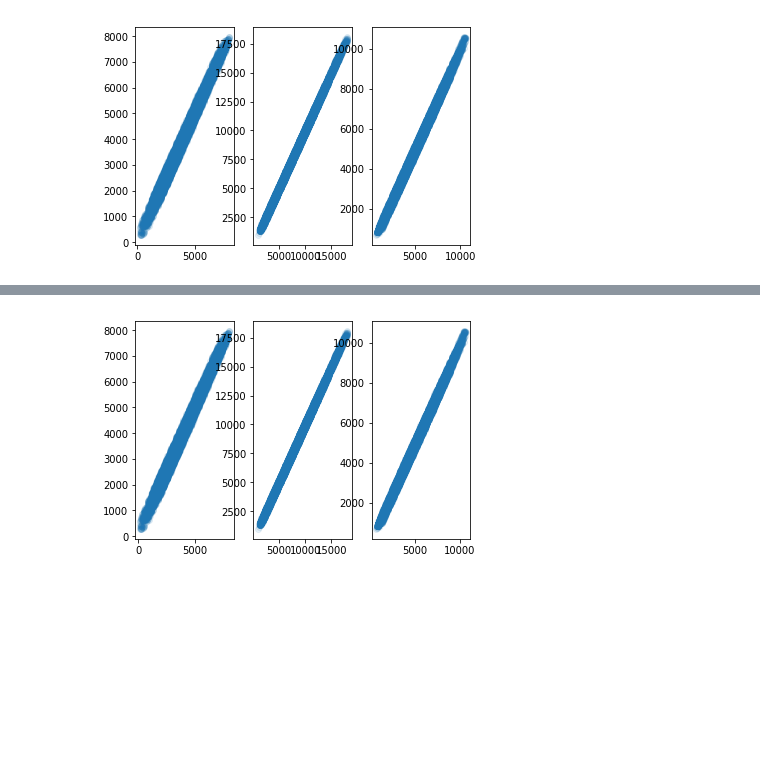
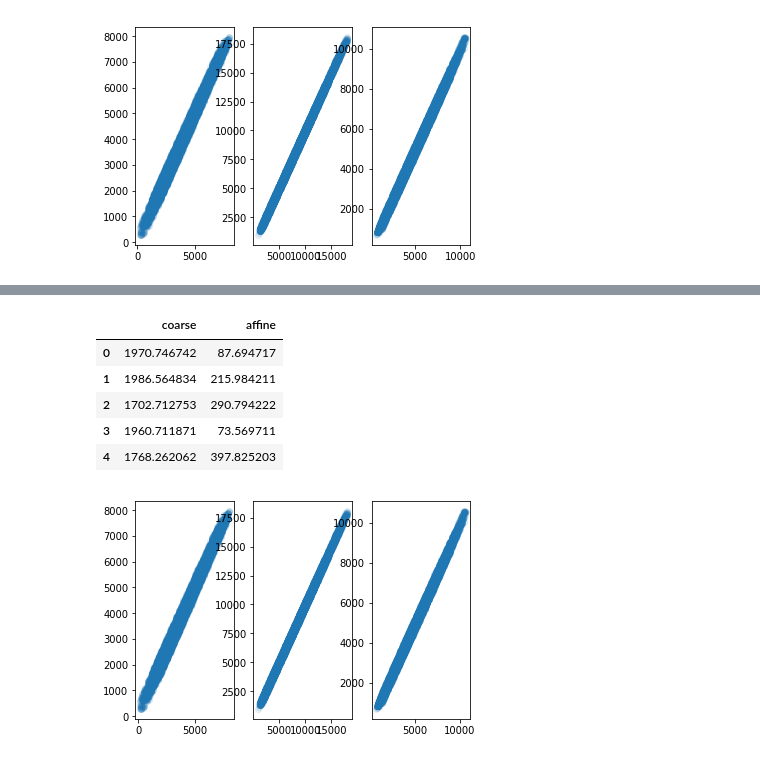
Before and after one commit to chunglabmit/phathom, a Jupyter notebook: notebooks/6_filter_and_estimate_affine.ipynb, the cells around one changed output, grey strips where cells are left out. Saved outputs shown, nothing was run; the diff lists cells and outputs as text; code cells hidden in the pictures; blank space fills up the shorter version.

```diff
--- a/notebooks/6_filter_and_estimate_affine.ipynb
+++ b/notebooks/6_filter_and_estimate_affine.ipynb
@@ -9,7 +9,7 @@ from phathom.registration import registration as reg
 from phathom.registration.pcloud import estimate_affine, register_pts
 from phathom.utils import pickle_save
 # %%
-working_dir = '/home/jswaney/coregistration'
+working_dir = '/media/jswaney/Drive/Justin/coregistration/whole_brain_tde'
 voxel_size = (2.0, 1.6, 1.6)  # z, y, x
 # %%
 # Load blobs
@@ -82,0 +86,10 @@ RANSAC ave. distance [um]: 85.30883576915963
+# %%
+df = pd.DataFrame({'coarse': starting_residuals, 'affine': ransac_residuals})
+df.head()
+# %% [output]
+|  | coarse | affine |
+| 0 | 1970.746742 | 87.694717 |
+| 1 | 1986.564834 | 215.984211 |
+| 2 | 1702.712753 | 290.794222 |
+| 3 | 1960.711871 | 73.569711 |
+| 4 | 1768.262062 | 397.825203 |
```
Also changed, not shown: parts of 3 cells of this notebook, 37 other files.
